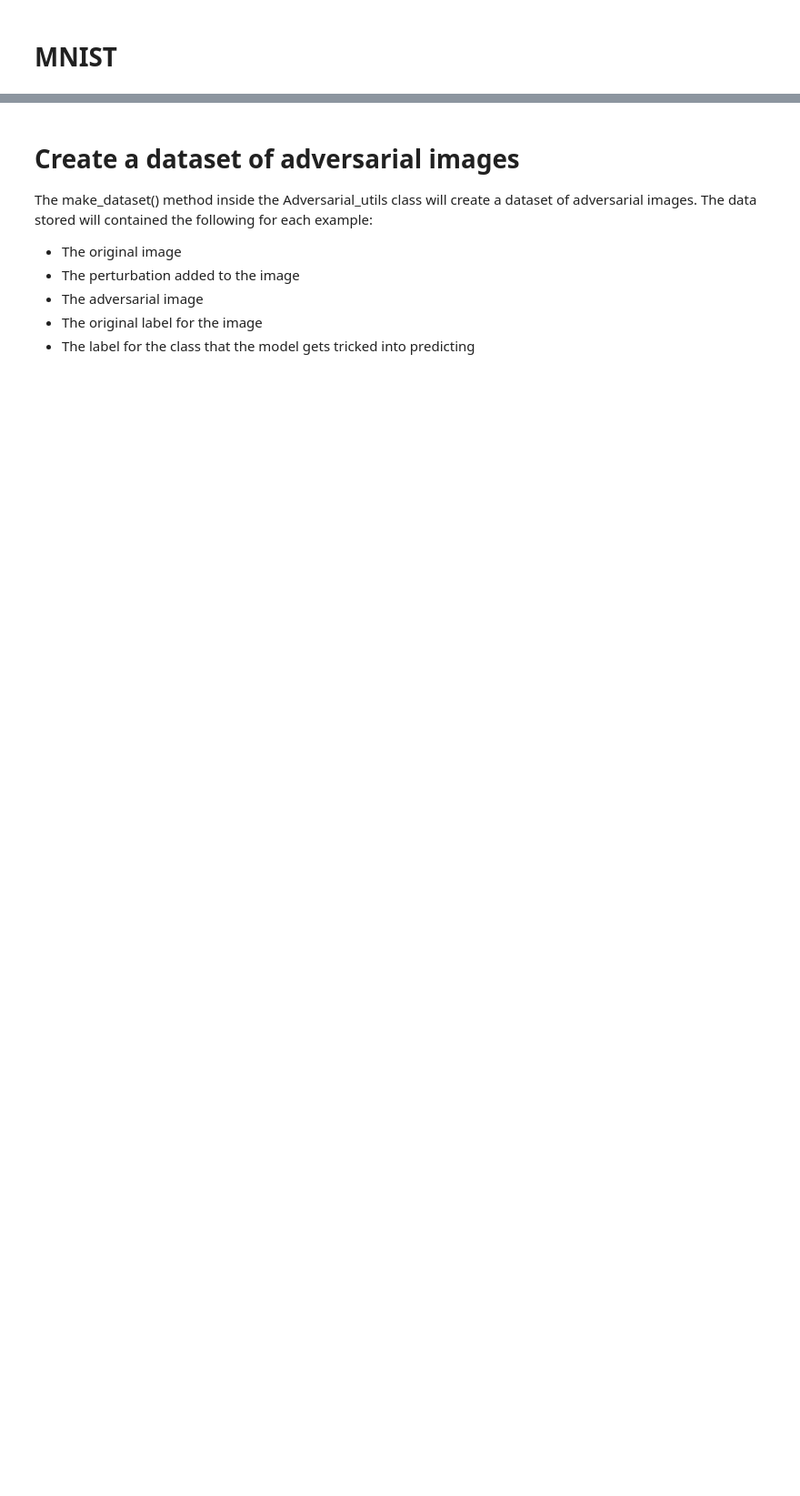
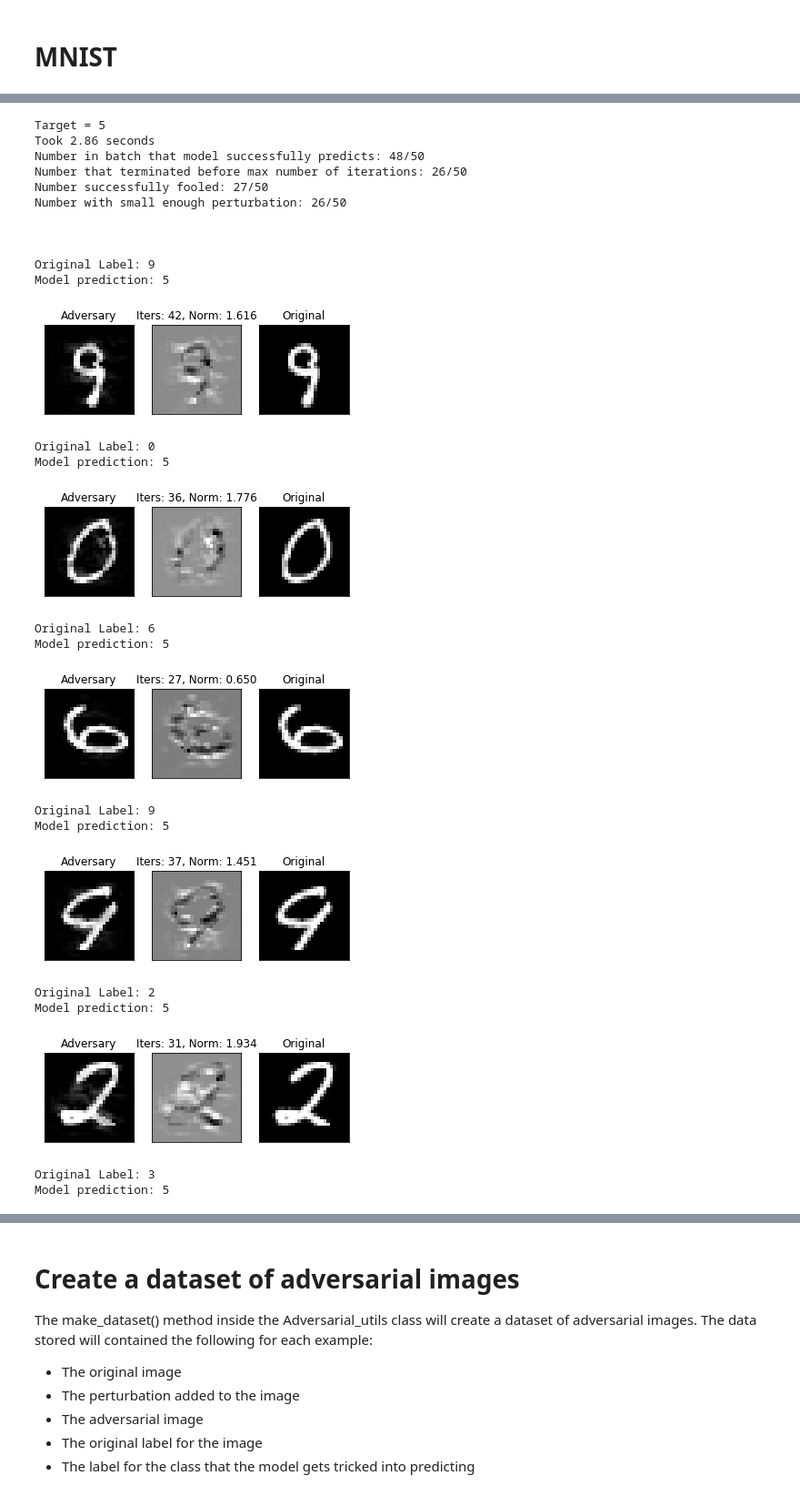
Before and after one commit to justinpyron/CS-231, a Jupyter notebook: Project/adversarial_generation/main.ipynb, the cells around one changed output, grey strips where cells are left out. Shown at 91% size. Drawn from its saved outputs; the diff is of its cells as text; code cells hidden in the pictures; blank space fills up the shorter version.

```diff
--- a/Project/adversarial_generation/main.ipynb
+++ b/Project/adversarial_generation/main.ipynb
@@ -88,0 +29,31 @@ Model prediction: 4
+# %%
+target = np.random.randint(0,10,1).item()
+print('Target = {}'.format(target))
+mnist_adv.fool_calibrate(target=target, epsilon=5e-3, num_iters=50, max_L2_norm=2.0, verbose=True)
+# %% [output]
+Target = 5
+Took 2.86 seconds
+Number in batch that model successfully predicts: 48/50
+Number that terminated before max number of iterations: 26/50
+Number successfully fooled: 27/50
+Number with small enough perturbation: 26/50
+
+
+
+Original Label: 9
+Model prediction: 5
+[figure, added]
+Original Label: 0
+Model prediction: 5
+[figure, added]
+Original Label: 6
+Model prediction: 5
+[figure, added]
+Original Label: 9
+Model prediction: 5
+[figure, added]
+Original Label: 2
+Model prediction: 5
+[figure, added]
+Original Label: 3
+Model prediction: 5
```
Also changed, not shown: parts of 15 cells of this notebook, 2 other files.
